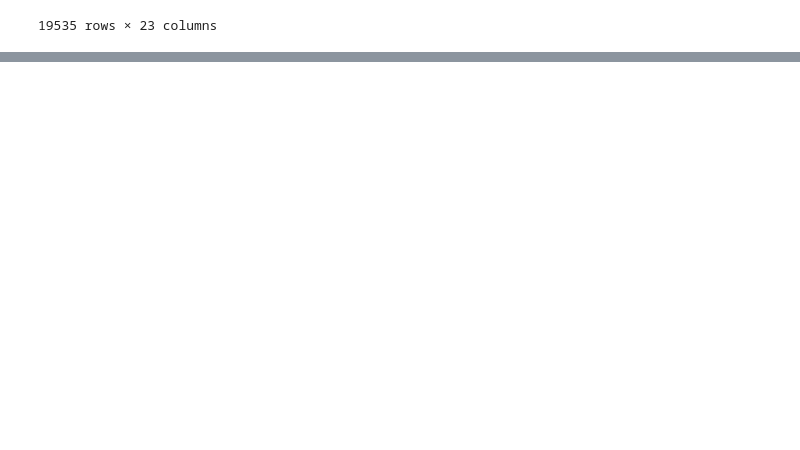
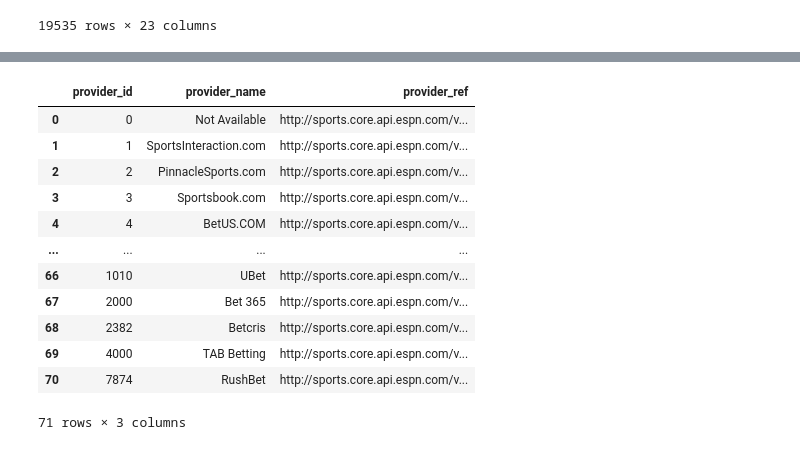
Before and after one commit to Lcocks/SportsBetting_NN, a Jupyter notebook: apicodes.ipynb, the cells around one changed output, grey strips where cells are left out. Drawn from its saved outputs; the diff is of its cells as text; code cells hidden in the pictures; blank space fills up the shorter version.

```diff
--- a/apicodes.ipynb
+++ b/apicodes.ipynb
@@ -389,3 +393,42 @@ df_athletes
 | 19533 | 4294520 | s:20~l:28~a:4294520 | 5114b190-78e6-daca-531b-be29d9cb2e72 | Zylstra | Brandon Zylstra | Brandon Zylstra | B. Zylstra | 13 | False | Brandon | ... |
 | 19534 | 4608362 | s:20~l:28~a:4608362 | c6fc7cc2-71d6-3665-9189-75661a10cdba | Zylstra | Shane Zylstra | Shane Zylstra | S. Zylstra | 84 | False | Shane | ... |
 19535 rows × 23 columns
+# %%
+# 1. Get EVENT_IDs
+events_response = requests.get(
+    "https://sports.core.api.espn.com/v2/sports/football/leagues/nfl/events",
+    params={"limit": 1000, "dates": "2019"}
+).json()
+
+df_events = pd.DataFrame([{
+    'event_id': e['$ref'].split('/')[-1].split('?')[0],
+    'event_ref': e['$ref']
+} for e in events_response['items']])
+
+print(f"Events DataFrame: {len(df_events)} rows")
+print(df_events.head())
+
+# 2. Get BET_PROVIDER_IDs
+providers_response = requests.get(
+    "https://sports.core.api.espn.com/v2/sports/football/leagues/nfl/providers",
+    params={"limit": 100}
+).json()
+
+# Fetch full details for each provider
+provider_data = []
+for p in providers_response['items']:
+    provider_url = p['$ref']
+    try:
+        provider_details = requests.get(provider_url).json()
+        provider_data.append({
+            'provider_id': provider_details['id'],
+            'provider_name': provider_details.get('name', 'Unknown'),
+            'provider_ref': p['$ref'],
+        })
+    except Exception as e:
+        print(f"Error fetching {provider_url}: {e}")
+
+df_providers = pd.DataFrame(provider_data)
+
+print(f"\nProviders DataFrame: {len(df_providers)} rows")
+print(df_providers.head())
@@ -391,0 +453,16 @@ df_athletes
+# %%
+df_providers
+# %% [output]
+|  | provider_id | provider_name | provider_ref |
+| 0 | 0 | Not Available | http://sports.core.api.espn.com/v... |
+| 1 | 1 | SportsInteraction.com | http://sports.core.api.espn.com/v... |
+| 2 | 2 | PinnacleSports.com | http://sports.core.api.espn.com/v... |
+| 3 | 3 | Sportsbook.com | http://sports.core.api.espn.com/v... |
+| 4 | 4 | BetUS.COM | http://sports.core.api.espn.com/v... |
+| ... | ... | ... | ... |
+| 66 | 1010 | UBet | http://sports.core.api.espn.com/v... |
+| 67 | 2000 | Bet 365 | http://sports.core.api.espn.com/v... |
+| 68 | 2382 | Betcris | http://sports.core.api.espn.com/v... |
+| 69 | 4000 | TAB Betting | http://sports.core.api.espn.com/v... |
+| 70 | 7874 | RushBet | http://sports.core.api.espn.com/v... |
+71 rows × 3 columns
```
Also changed, not shown: parts of 7 cells of this notebook.
